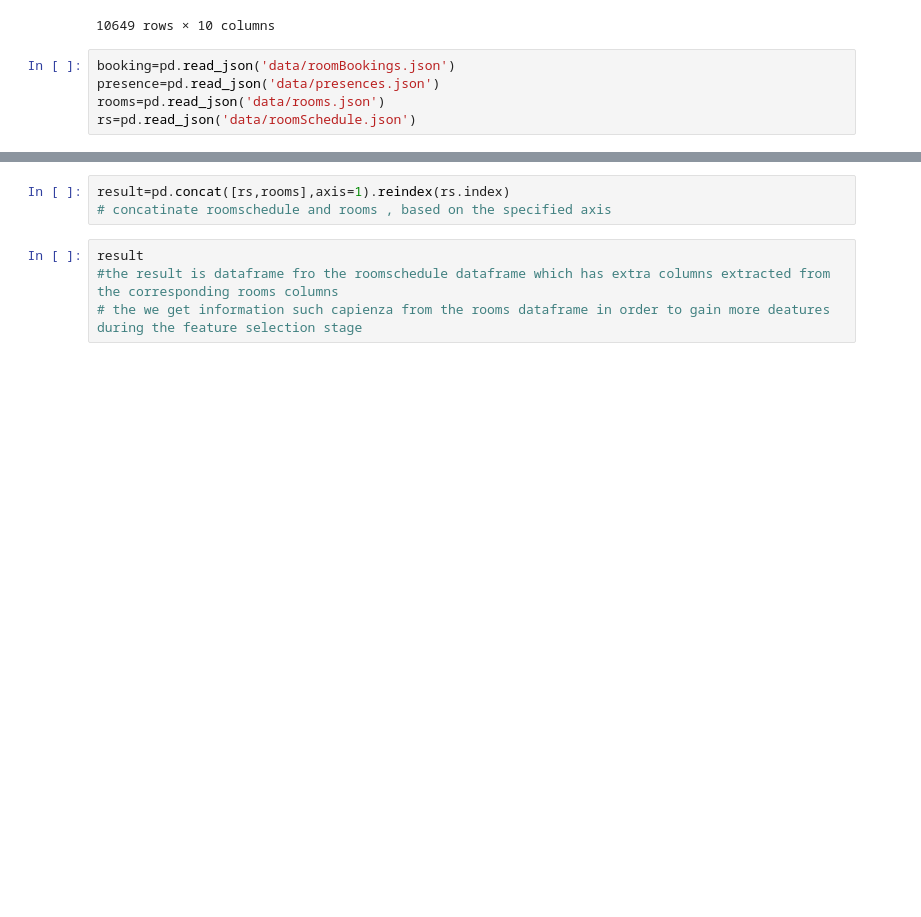
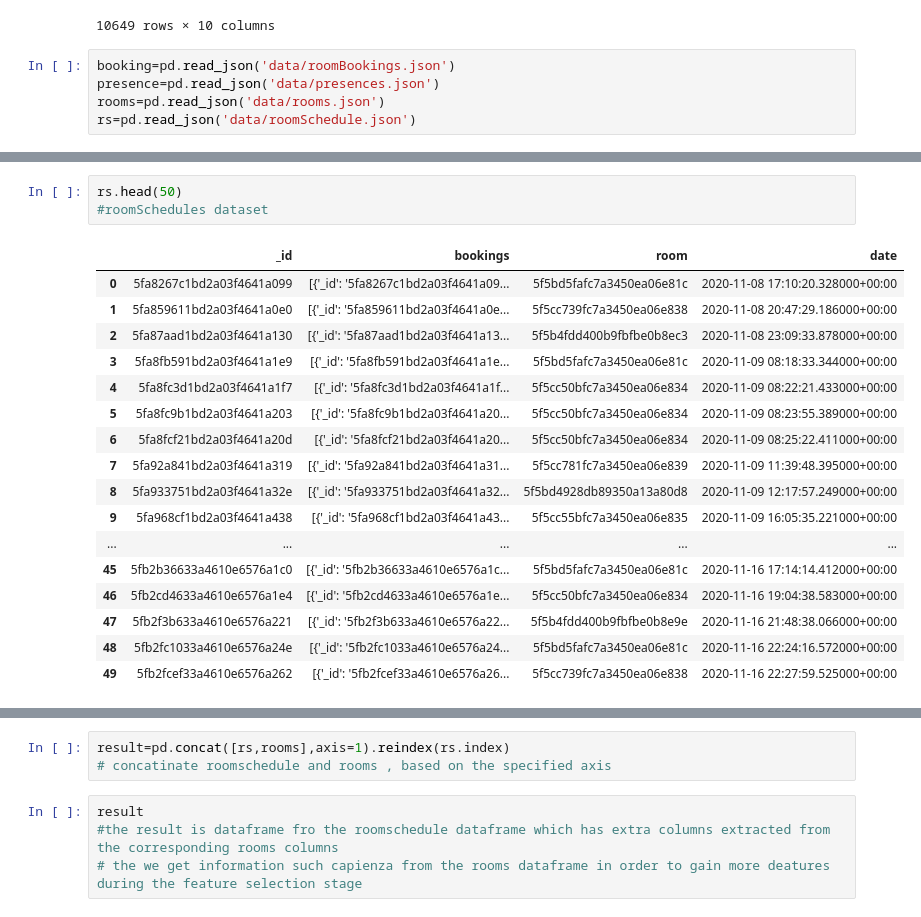
Before and after one commit to NiiColeman/DataAnalytics, a Jupyter notebook: DataCleaning.ipynb, the cells around one changed output, grey strips where cells are left out. Drawn from its saved outputs; the diff is of its cells as text; blank space fills up the shorter version.

```diff
--- a/DataCleaning.ipynb
+++ b/DataCleaning.ipynb
@@ -113,0 +131,21 @@ rs=pd.read_json('data/roomSchedule.json')
+# %%
+rs.head(50)
+#roomSchedules dataset
+# %% [output]
+|  | _id | bookings | room | date |
+| 0 | 5fa8267c1bd2a03f4641a099 | [{'_id': '5fa8267c1bd2a03f4641a09... | 5f5bd5fafc7a3450ea06e81c | 2020-11-08 17:10:20.328000+00:00 |
+| 1 | 5fa859611bd2a03f4641a0e0 | [{'_id': '5fa859611bd2a03f4641a0e... | 5f5cc739fc7a3450ea06e838 | 2020-11-08 20:47:29.186000+00:00 |
+| 2 | 5fa87aad1bd2a03f4641a130 | [{'_id': '5fa87aad1bd2a03f4641a13... | 5f5b4fdd400b9fbfbe0b8ec3 | 2020-11-08 23:09:33.878000+00:00 |
+| 3 | 5fa8fb591bd2a03f4641a1e9 | [{'_id': '5fa8fb591bd2a03f4641a1e... | 5f5bd5fafc7a3450ea06e81c | 2020-11-09 08:18:33.344000+00:00 |
+| 4 | 5fa8fc3d1bd2a03f4641a1f7 | [{'_id': '5fa8fc3d1bd2a03f4641a1f... | 5f5cc50bfc7a3450ea06e834 | 2020-11-09 08:22:21.433000+00:00 |
+| 5 | 5fa8fc9b1bd2a03f4641a203 | [{'_id': '5fa8fc9b1bd2a03f4641a20... | 5f5cc50bfc7a3450ea06e834 | 2020-11-09 08:23:55.389000+00:00 |
+| 6 | 5fa8fcf21bd2a03f4641a20d | [{'_id': '5fa8fcf21bd2a03f4641a20... | 5f5cc50bfc7a3450ea06e834 | 2020-11-09 08:25:22.411000+00:00 |
+| 7 | 5fa92a841bd2a03f4641a319 | [{'_id': '5fa92a841bd2a03f4641a31... | 5f5cc781fc7a3450ea06e839 | 2020-11-09 11:39:48.395000+00:00 |
+| 8 | 5fa933751bd2a03f4641a32e | [{'_id': '5fa933751bd2a03f4641a32... | 5f5bd4928db89350a13a80d8 | 2020-11-09 12:17:57.249000+00:00 |
+| 9 | 5fa968cf1bd2a03f4641a438 | [{'_id': '5fa968cf1bd2a03f4641a43... | 5f5cc55bfc7a3450ea06e835 | 2020-11-09 16:05:35.221000+00:00 |
+| ... | ... | ... | ... | ... |
+| 45 | 5fb2b36633a4610e6576a1c0 | [{'_id': '5fb2b36633a4610e6576a1c... | 5f5bd5fafc7a3450ea06e81c | 2020-11-16 17:14:14.412000+00:00 |
+| 46 | 5fb2cd4633a4610e6576a1e4 | [{'_id': '5fb2cd4633a4610e6576a1e... | 5f5cc50bfc7a3450ea06e834 | 2020-11-16 19:04:38.583000+00:00 |
+| 47 | 5fb2f3b633a4610e6576a221 | [{'_id': '5fb2f3b633a4610e6576a22... | 5f5b4fdd400b9fbfbe0b8e9e | 2020-11-16 21:48:38.066000+00:00 |
+| 48 | 5fb2fc1033a4610e6576a24e | [{'_id': '5fb2fc1033a4610e6576a24... | 5f5bd5fafc7a3450ea06e81c | 2020-11-16 22:24:16.572000+00:00 |
+| 49 | 5fb2fcef33a4610e6576a262 | [{'_id': '5fb2fcef33a4610e6576a26... | 5f5cc739fc7a3450ea06e838 | 2020-11-16 22:27:59.525000+00:00 |
```
Also changed, not shown: parts of 12 cells of this notebook, 7 other files.
